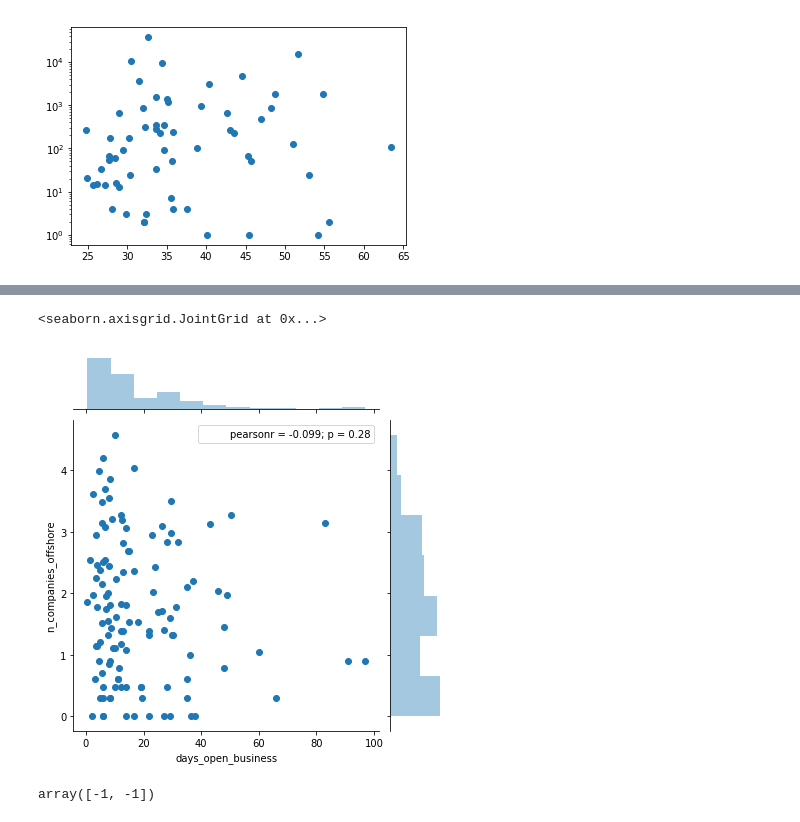
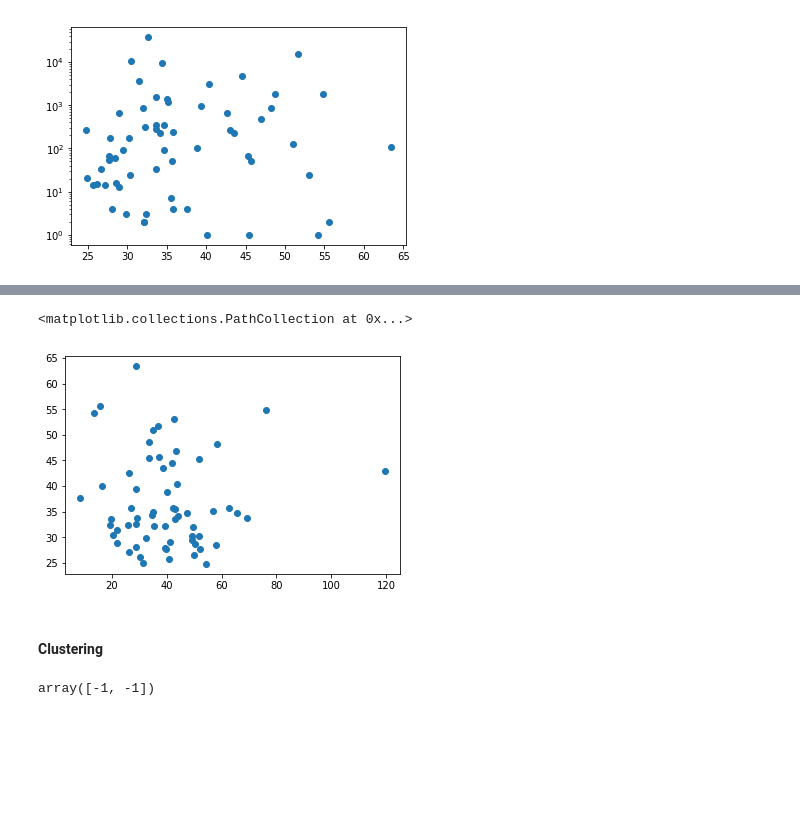
Before and after one commit to eddieshengyuwang/project_ada_akbar, a Jupyter notebook: Gianluca.ipynb, the cells around one changed output, grey strips where cells are left out. Cells and saved outputs as stored; diff of their text form; code cells hidden in the pictures; blank space fills up the shorter version.

```diff
--- a/Gianluca.ipynb
+++ b/Gianluca.ipynb
@@ -289,5 +418,0 @@ country_count_ease_business.head()
-# %%
-sns.jointplot(country_count_ease_business['days_open_business'],np.log10(country_count_ease_business['n_companies_offshore']))
-# %% [output]
-<seaborn.axisgrid.JointGrid at 0x...>
-[figure, removed]
@@ -324,3 +419,10 @@ show(p)
+# %%
+plt.scatter(country_count_gini['Tax Rate'], country_count_gini['Gini Coefficient'])
+# %% [output]
+<matplotlib.collections.PathCollection at 0x...>
+[figure, added]
+# %% [markdown]
+#### Clustering
 # %%
 X=np.array([np.log10(country_count_tax_rate['n_companies_offshore']),country_count_tax_rate['Tax Rate']])
 # %%
```
Also changed, not shown: parts of 72 cells of this notebook.
